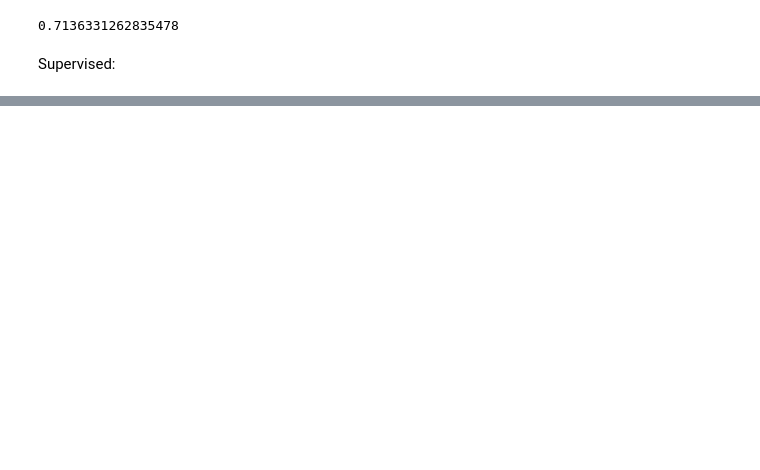
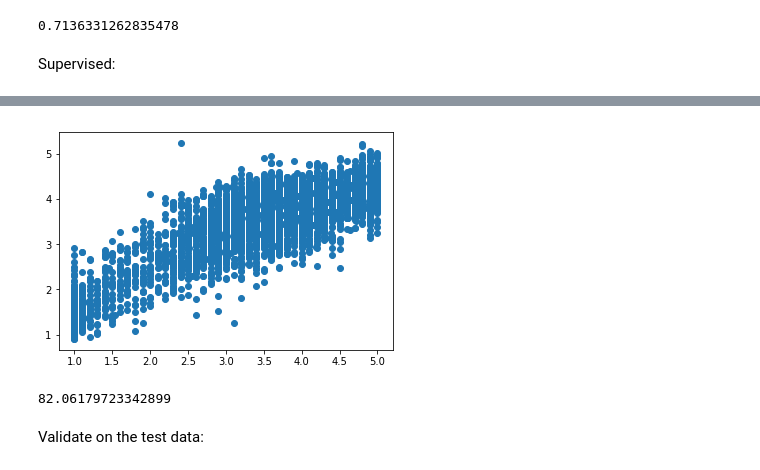
Before and after one commit to jorisvandenbossche/wordembeddings, a Jupyter notebook: sts_sick_supervized.ipynb, the cells around one changed output, grey strips where cells are left out. Cells and saved outputs as stored; diff of their text form; code cells hidden in the pictures; blank space fills up the shorter version.

```diff
--- a/sts_sick_supervized.ipynb
+++ b/sts_sick_supervized.ipynb
@@ -249,0 +267,6 @@ pearsonr(pred_score, relatedness_score_test)[0] * 100
+# %%
+X = scaler.fit_transform(X)
+# %%
+mlp = MLPRegressor(activation='logistic', solver='adam', hidden_layer_sizes=50, early_stopping=True)
+# %%
+mlp.fit(X, relatedness_score)
@@ -249,0 +281,12 @@ pearsonr(pred_score, relatedness_score_test)[0] * 100
+# %%
+predicted = mlp.predict(X)
+# %%
+plt.scatter(relatedness_score, predicted);
+# %% [output]
+[figure, added]
+# %%
+pearsonr(predicted, relatedness_score)[0] * 100
+# %% [output]
+82.06179723342899
+# %% [markdown]
+Validate on the test data:
```
Also changed, not shown: parts of 34 cells of this notebook.
